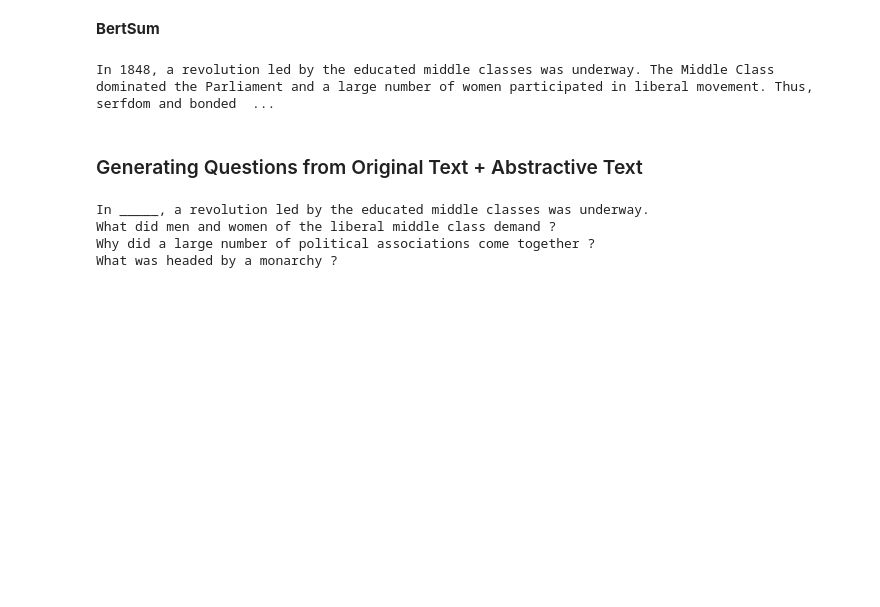
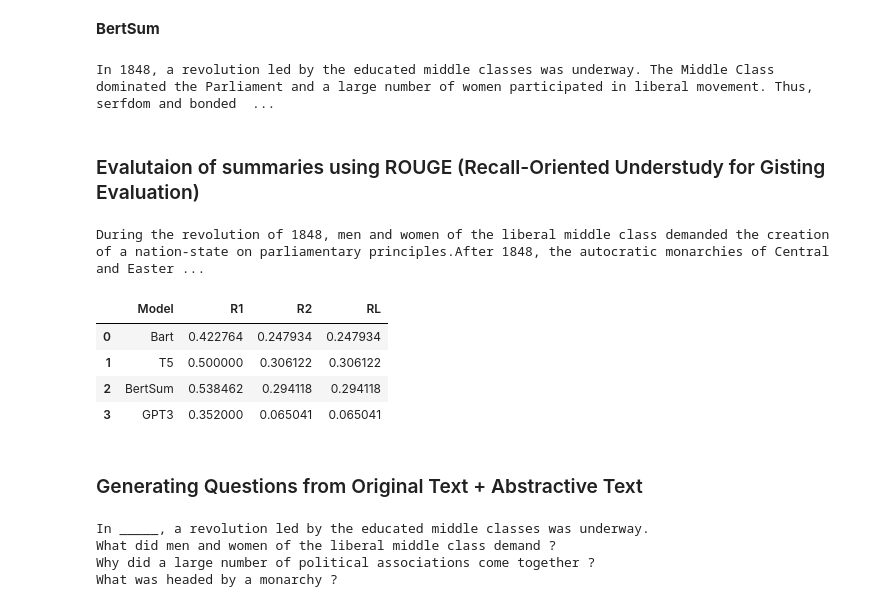
Before and after one commit to ashavish/NLP, a Jupyter notebook: AbstractiveSummarization.ipynb, the cells around one changed output. Saved outputs shown, nothing was run; the diff lists cells and outputs as text; code cells hidden in the pictures; blank space fills up the shorter version.

Commit message:
Add files via upload
Updated evaluation

```diff
--- a/AbstractiveSummarization.ipynb
+++ b/AbstractiveSummarization.ipynb
@@ -42,4 +42,5 @@ def summarize_gpt3(text):
 # %% [markdown]
 ### Text Input
 # %%
-text = "In 1848, a revolution led by the educated middle classes was underway. Men and women of the liberal middle class demanded creation of a nation-state on parliamentary principles – a constitution, freedom of the press and freedom of association.A large number of political associations came together in Frankfurt to vote for an all-German National Assembly. On 18 May 1848, 831 elected representatives marched to take their places in the Frankfurt parliament convened in the Church of St Paul.The Constitution drafted for German nation was headed by a monarchy, subject to a Parliament. The Crown was offered to Friedrich Wilhelm IV, King of Prussia but he rejected it and joined other monarchs to oppose the elected assembly. The Middle Class dominated the Parliament and a large number of women participated in liberal movement.Women formed their own political associations, founded newspapers and took part in political meetings and demonstrations, but they were still denied suffrage rights during the election of the Assembly.In the years after 1848, the autocratic monarchies of Central and Eastern Europe began to introduce the changes that had already taken place in Western Europe before 1815. Thus, serfdom and bonded labour were abolished both in the Habsburg dominions and in Russia."
+text = "In 1848, a revolution led by the educated middle classes was underway. Men and women of the liberal middle class demanded creation of a nation-state on parliamentary principles – a constitution, freedom of the press and freedom of association.A large number of political associations came together in Frankfurt to vote for an all-German National Assembly.On 18 May 1848, 831 elected representatives marched to take their places in the Frankfurt parliament convened in the Church of St Paul.The Constitution drafted for German nation was headed by a monarchy, subject to a Parliament. The Crown was offered to Friedrich Wilhelm IV, King of Prussia but he rejected it and joined other monarchs to oppose the elected assembly. The Middle Class dominated the Parliament and a large number of women participated in liberal movement.Women formed their own political associations, founded newspapers and took part in political meetings and demonstrations,but they were still denied suffrage rights during the election of the Assembly.In the years after 1848, the autocratic monarchies of Central and Eastern Europe began to introduce the changes that had already taken place in Western Europe before 1815. Thus, serfdom and bonded labour were abolished both in the Habsburg dominions and in Russia."
+print(text)
@@ -51,6 +54,8 @@ text = "In 1848, a revolution led by the educated middle classes was underway. M
 t5_model = "t5-base"
 t5model,t5tokenizer = initialize_t5(t5_model)
 summary_t5 = summarize_t5(text,t5model,t5tokenizer)
+summary_t5 = summary_t5[0].replace("<pad>","")
+summary_t5 = summary_t5.replace("</s>","")
 print(summary_t5)
 # %% [output]
 Some weights of the model checkpoint at t5-base were not used when initializing T5ForConditionalGeneration: ['decoder.block.0.layer.1.EncDecAttention.relative_attention_bias.weight']
@@ -86,6 +91,48 @@ summary_bertsum = "".join(result)
 print(summary_bertsum)
 # %% [output]
 In 1848, a revolution led by the educated middle classes was underway. The Middle Class dominated the Parliament and a large number of women participated in liberal movement. Thus, serfdom and bonded  ...
+# %% [markdown]
+### Evalutaion of summaries using ROUGE (Recall-Oriented Understudy for Gisting Evaluation)
+# %%
+reference_summary = "During the revolution of 1848, men and women of the liberal middle class demanded the creation of a nation-state on parliamentary principles.After 1848, the autocratic monarchies of Central and Eastern Europe began to introduce similar changes that had already happened earlier in Western Europe.Thus, serfdom and bonded labour were abolished both in the Habsburg dominions and in Russia."
+print(reference_summary)
+# %% [output]
+During the revolution of 1848, men and women of the liberal middle class demanded the creation of a nation-state on parliamentary principles.After 1848, the autocratic monarchies of Central and Easter ...
+# %%
+from rouge_score import rouge_scorer
+import nltk
+from nltk.corpus import stopwords
+import pandas as pd
+def get_rouge(hypothesis_txt,reference_txt,stopwords_remove=False):
+    if stopwords_remove:
+        STOPWORDS = stopwords.words('english')
+        hypothesis_txt = " ".join([word for word in hypothesis_txt.split() if word not in STOPWORDS])
+        reference_txt = " ".join([word for word in reference_txt.split() if word not in STOPWORDS])
+    scorer = rouge_scorer.RougeScorer(['rouge1', 'rouge2','rougeL'], use_stemmer=True)
+    scores = scorer.score(hypothesis_txt,reference_txt)
+    return scores
+
+
+rg_bart = get_rouge(summary_bart[0],reference_summary)
+rg_t5 = get_rouge(summary_t5,reference_summary)
+rg_bertsum = get_rouge(summary_bertsum,reference_summary)
+rg_gpt3 = get_rouge(summary_gpt3,reference_summary)
+model = ['Bart','T5','BertSum','GPT3']
+r1,r2,rL = [],[],[]
+
+for rg_score in [rg_bart,rg_t5,rg_bertsum,rg_gpt3]:
+    r1.append(rg_score['rouge1'][2])
+    r2.append(rg_score['rouge2'][2])
+    rL.append(rg_score['rouge2'][2])
+
+rg_scores = pd.DataFrame({'Model':model,'R1':r1,'R2':r2,'RL':rL})
+rg_scores
+# %% [output]
+|  | Model | R1 | R2 | RL |
+| 0 | Bart | 0.422764 | 0.247934 | 0.247934 |
+| 1 | T5 | 0.500000 | 0.306122 | 0.306122 |
+| 2 | BertSum | 0.538462 | 0.294118 | 0.294118 |
+| 3 | GPT3 | 0.352000 | 0.065041 | 0.065041 |
 # %% [markdown]
 ### Generating Questions from Original Text + Abstractive Text
 # %%
```
Also changed, not shown: parts of 1 cell of this notebook.
